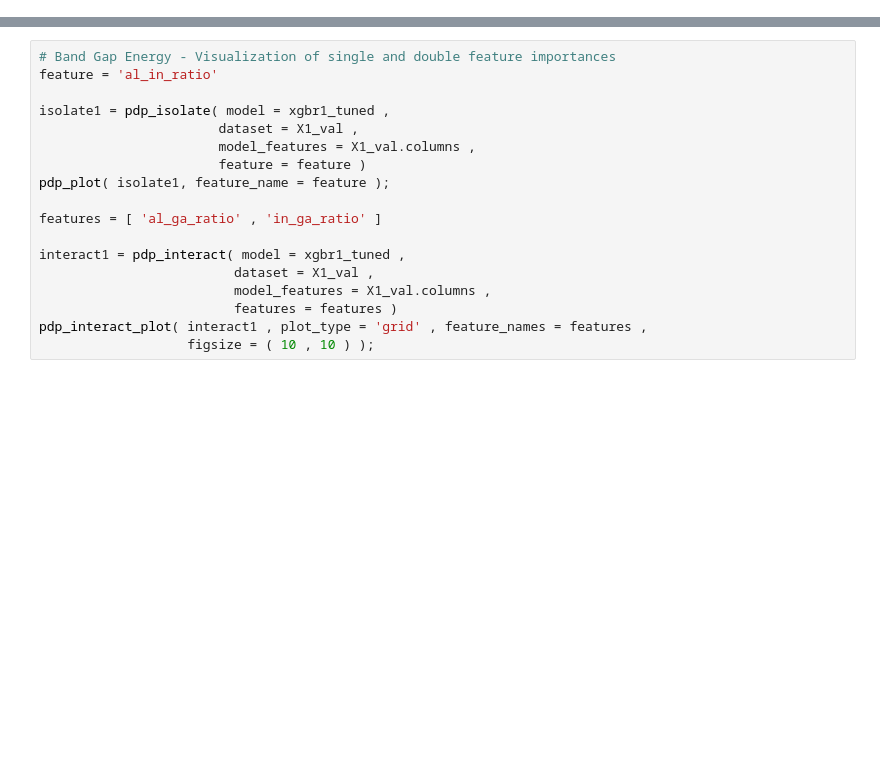
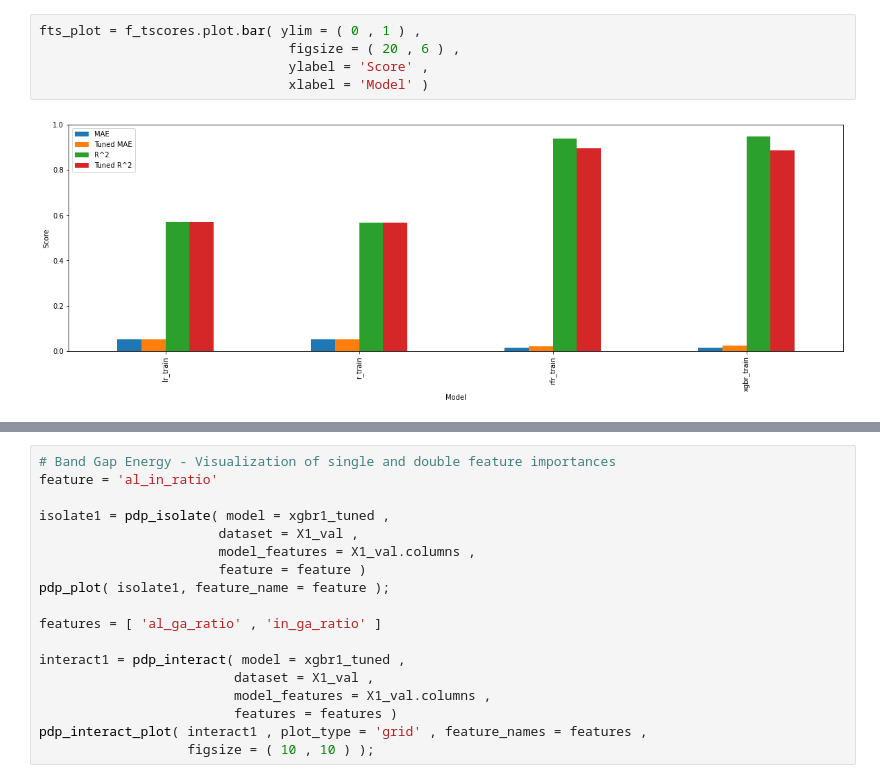
Before and after one commit to no-i-in-team/reesh, a Jupyter notebook: conductors/unit_2_project.ipynb, the cells around one changed output, grey strips where cells are left out. Cells and saved outputs as stored; diff of their text form; blank space fills up the shorter version.

```diff
--- a/conductors/unit_2_project.ipynb
+++ b/conductors/unit_2_project.ipynb
@@ -520,0 +437,7 @@ xgbr2_importances.plot( kind = 'bar' , figsize = ( 10 , 10 ) )
+# %%
+fts_plot = f_tscores.plot.bar( ylim = ( 0 , 1 ) ,
+                                figsize = ( 20 , 6 ) ,
+                                ylabel = 'Score' ,
+                                xlabel = 'Model' )
+# %% [output]
+[figure, added]
```
Also changed, not shown: parts of 38 cells of this notebook.
